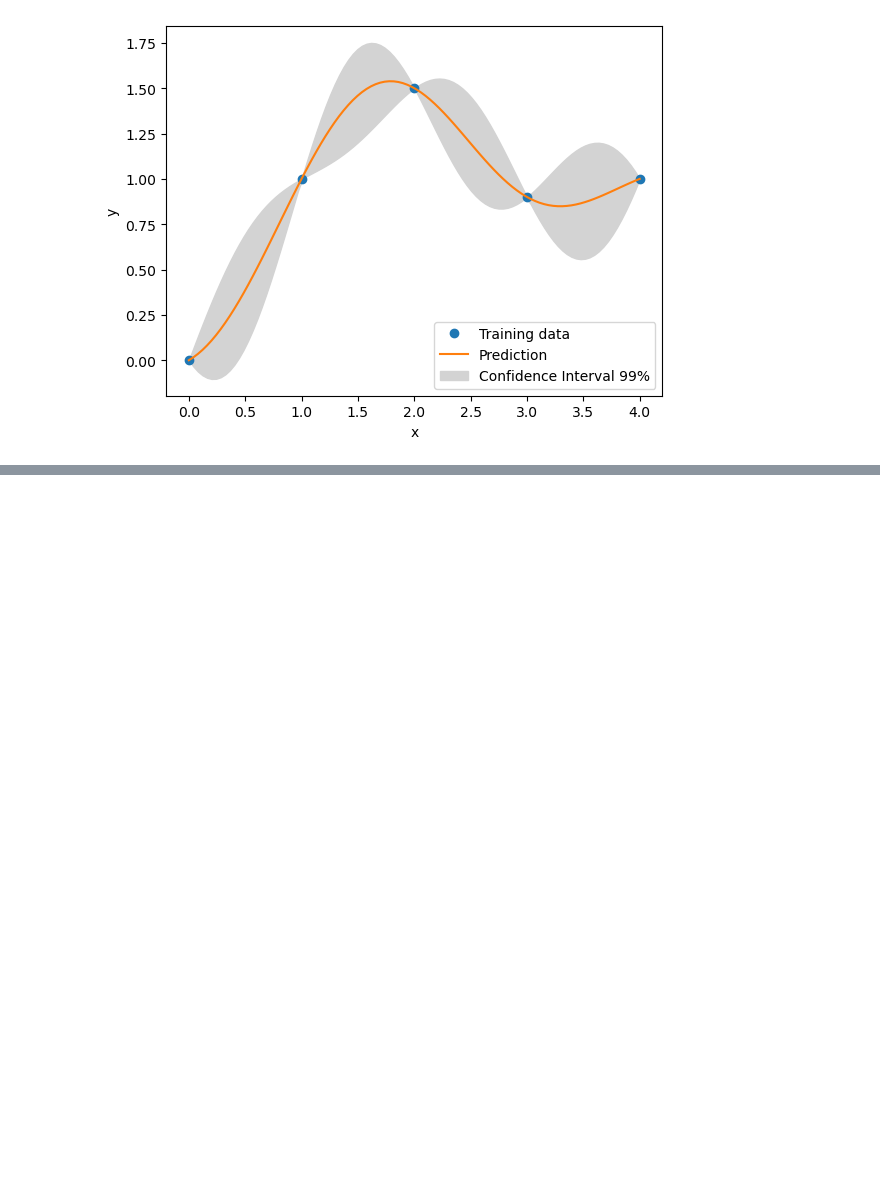
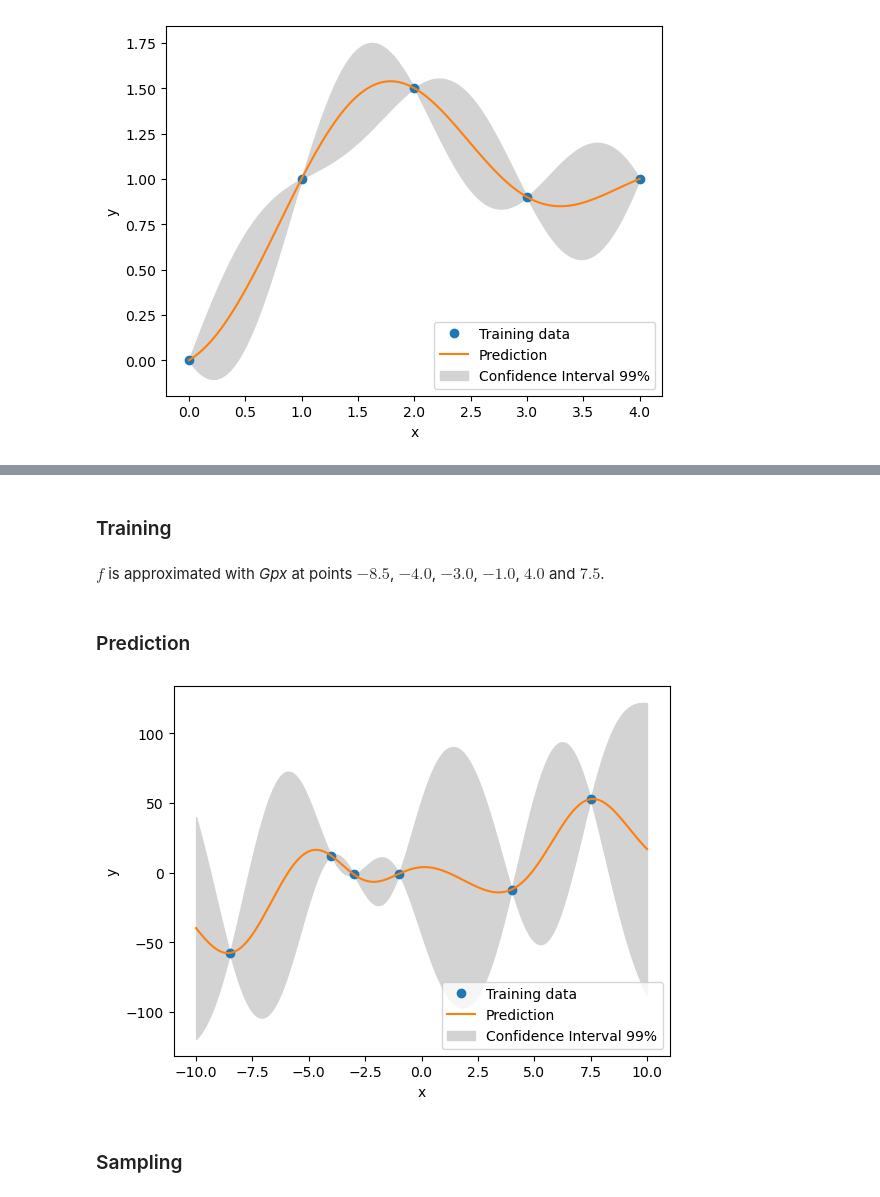
Before and after one commit to relf/egobox, a Jupyter notebook: doc/Gpx_Tutorial.ipynb, the cells around one changed output, grey strips where cells are left out. Cells and saved outputs as stored; diff of their text form; code cells hidden in the pictures; blank space fills up the shorter version.

```diff
--- a/doc/Gpx_Tutorial.ipynb
+++ b/doc/Gpx_Tutorial.ipynb
@@ -44,0 +100,34 @@ plt.show()
+# %%
+import numpy as np
+
+def f(x):
+    return x**2 * np.sin(x)
+# %% [markdown]
+### Training
+# %% [markdown]
+$f$ is approximated with _Gpx_ at points $-8.5$,  $-4.0$,  $-3.0$,  $-1.0$, $4.0$ and  $7.5$.
+# %%
+xt = np.array([[-8.5, -4.0, -3.0, -1.0, 4.0, 7.5]]).T
+yt = f(xt)
+# %%
+gpx_builder = egx.Gpx.builder()
+gpx_builder.set_training_values(xt, yt)
+gpx =  gpx_builder.train()
+# %% [markdown]
+### Prediction
+# %%
+x_min, x_max = -10, 10
+n_plot = 500
+
+# x must have (nsamples, nx) shape
+x = np.linspace(x_min, x_max, n_plot).reshape(-1, 1)
+
+y = gpx.predict_values(x)
+s2 = gpx.predict_variances(x)
+# %%
+plot_gp(xt, yt, x, y, s2)
+plt.show()
+# %% [output]
+[figure, added]
+# %% [markdown]
+### Sampling
```
Also changed, not shown: parts of 24 cells of this notebook, 6 other files.
